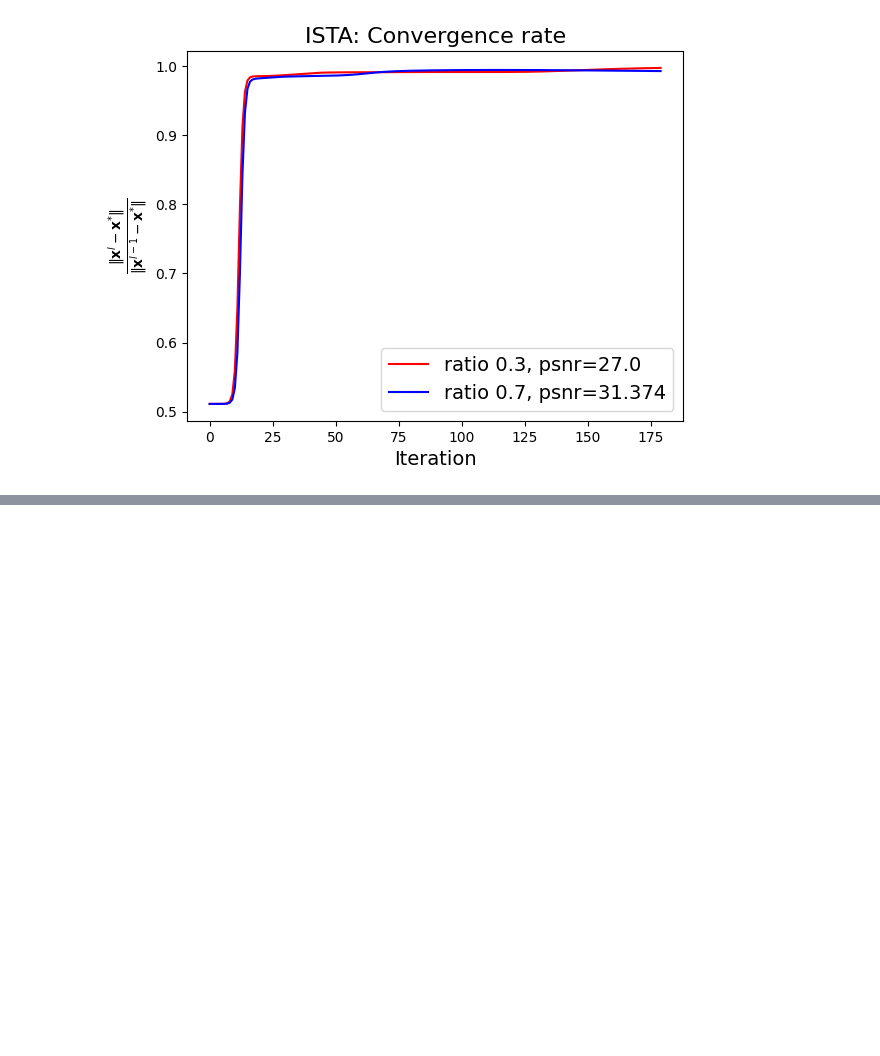
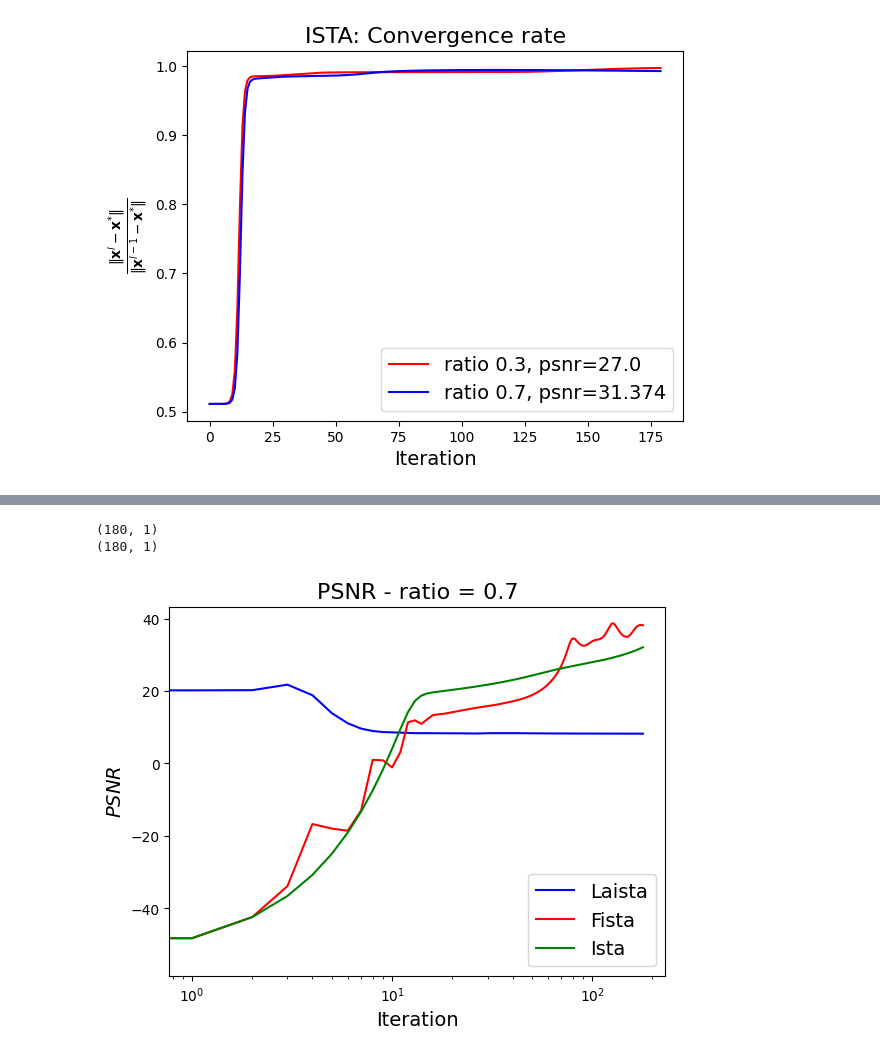
Before and after one commit to CarlosMogollon2211248/laista, a Jupyter notebook: graphs.ipynb, the cells around one changed output, grey strips where cells are left out. Cells and saved outputs as stored; diff of their text form; code cells hidden in the pictures; blank space fills up the shorter version.

```diff
--- a/graphs.ipynb
+++ b/graphs.ipynb
@@ -105,0 +164,19 @@ plt.show()
+# %%
+psnr_fista = np.load('metricas/Fista_psnr0.7.npy')
+psnr_ista = np.load('metricas/Ista_psnr0.7.npy')
+print(psnr_fista[:,0:1].shape)
+print(psnr_ista[:,0:1].shape)
+plt.figure()
+plt.plot(psnr_laista, color='b', label=f'Laista')
+plt.plot(psnr_fista[:,0:1], color='r', label=f'Fista')
+plt.plot(psnr_ista[:,0:1], color='g', label=f'Ista')
+plt.xscale('log')
+plt.ylabel(r'$PSNR$', fontsize=14)
+plt.xlabel(r'Iteration', fontsize=14)
+plt.legend(fontsize=14)
+plt.title('PSNR - ratio = 0.7', fontsize=16)
+plt.show()
+# %% [output]
+(180, 1)
+(180, 1)
+[figure, added]
```
Also changed, not shown: parts of 4 cells of this notebook, 5 other files.
